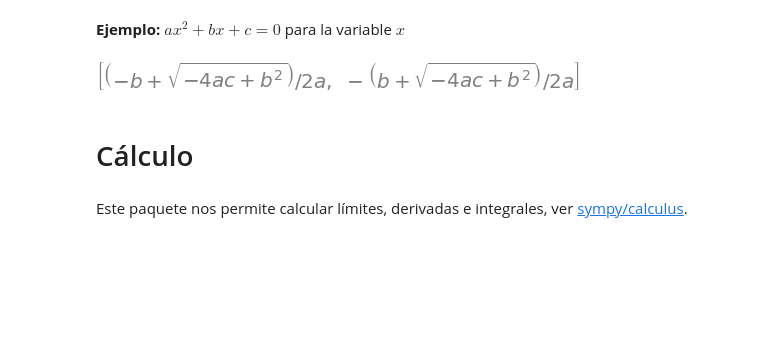
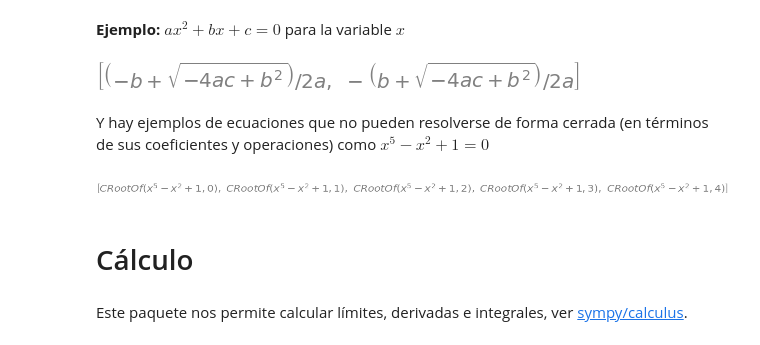
Before and after one commit to palmoreck/laboratorios, a Jupyter notebook: introduccion/1_SymPy.ipynb, the cells around one changed output. Drawn from its saved outputs; the diff is of its cells as text; code cells hidden in the pictures; blank space fills up the shorter version.

```diff
--- a/introduccion/1_SymPy.ipynb
+++ b/introduccion/1_SymPy.ipynb
@@ -208,5 +268,13 @@ sympy.solve(a*x**2 + b*x + c, x)
 # %% [output]
 [figure]
+# %% [markdown]
+Y hay ejemplos de ecuaciones que no pueden resolverse de forma cerrada (en términos de sus coeficientes y operaciones) como $x^5 - x^2 +1 = 0$
+# %%
+x = sympy.Symbol("x")
+# %%
+sympy.solve(x**5 - x**2 +1)
+# %% [output]
+[figure, added]
 # %% [markdown]
 # Cálculo
 # %% [markdown]
```
Also changed, not shown: parts of 93 cells of this notebook.
